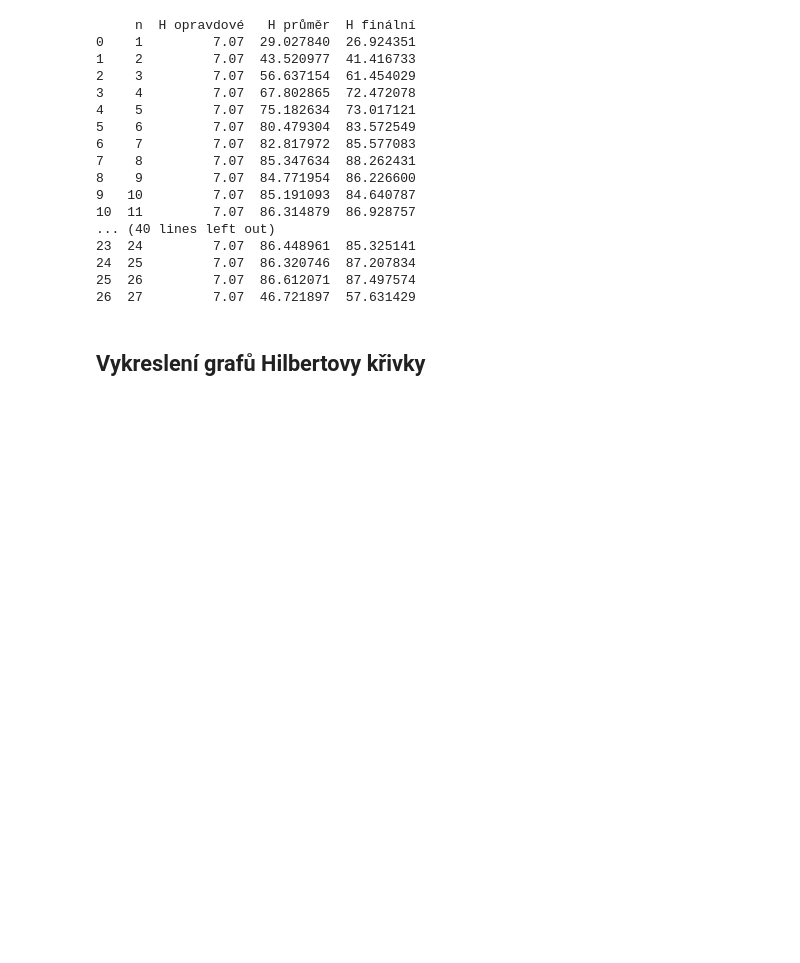
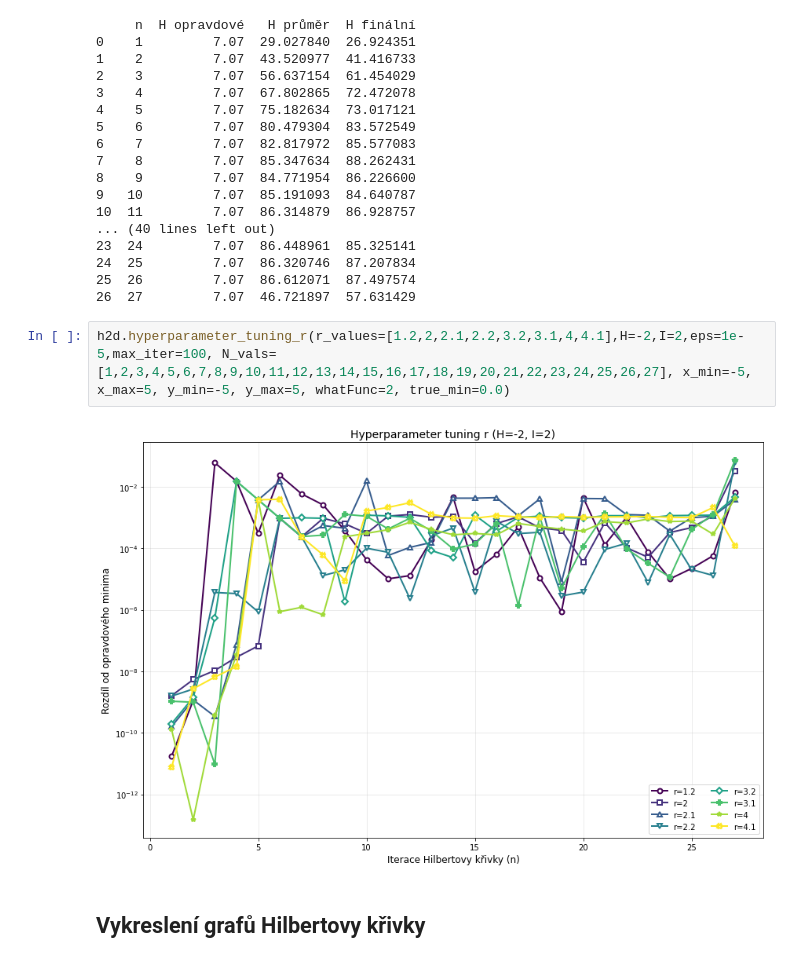
Before and after one commit to NIE0087/BP---prostor-vyplnujici-krivky, a Jupyter notebook: example.ipynb, the cells around one changed output. Saved outputs shown, nothing was run; the diff lists cells and outputs as text; blank space fills up the shorter version.

```diff
--- a/example.ipynb
+++ b/example.ipynb
@@ -269,6 +272,10 @@ print(comparison_df)
 24  25         7.07  86.320746  87.207834
 25  26         7.07  86.612071  87.497574
 26  27         7.07  46.721897  57.631429
+# %%
+h2d.hyperparameter_tuning_r(r_values=[1.2,2,2.1,2.2,3.2,3.1,4,4.1],H=-2,I=2,eps=1e-5,max_iter=100, N_vals=[1,2,3,4,5,6,7,8,9,10,11,12,13,14,15,16,17,18,19,20,21,22,23,24,25,26,27], x_min=-5, x_max=5, y_min=-5, y_max=5, whatFunc=2, true_min=0.0)
+# %% [output]
+[figure, added]
 # %% [markdown]
 ## Vykreslení grafů Hilbertovy křivky
 # %%
```
Also changed, not shown: parts of 7 cells of this notebook, 1 other file.
